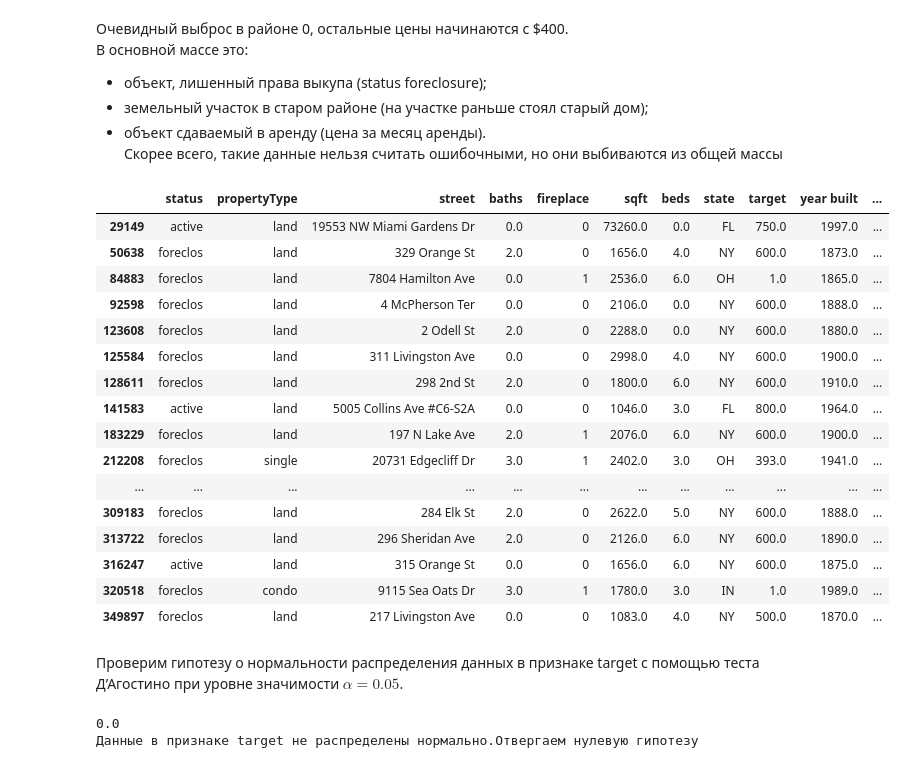
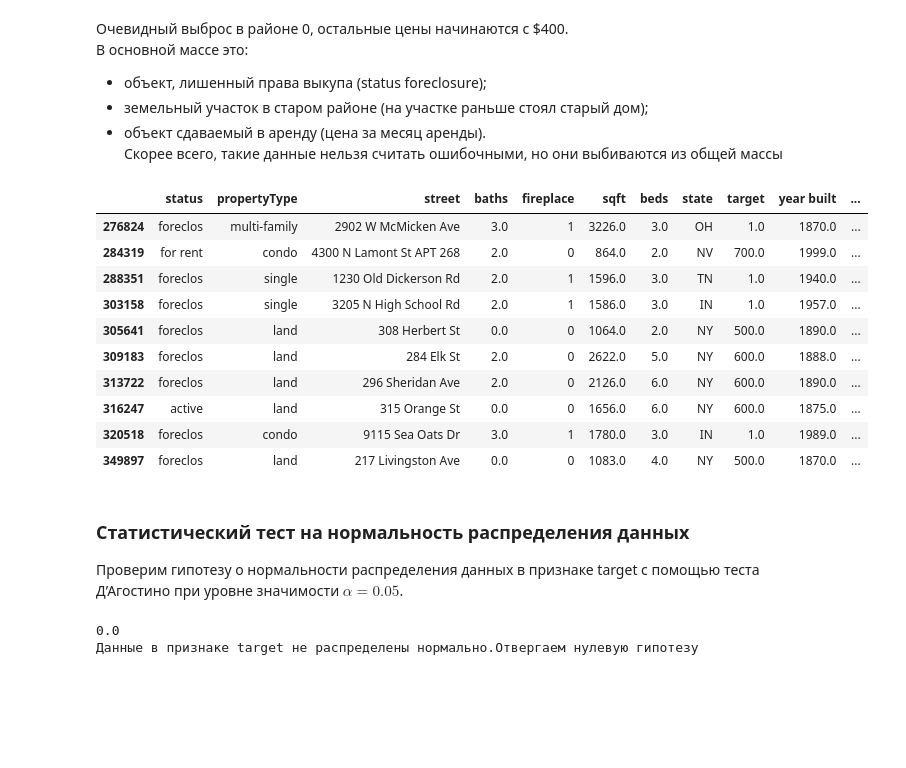
Before and after one commit to yamovan/datascience, a Jupyter notebook: final_project/Housing_cost.ipynb, the cells around one changed output. Drawn from its saved outputs; the diff is of its cells as text; code cells hidden in the pictures; blank space fills up the shorter version.

```diff
--- a/final_project/Housing_cost.ipynb
+++ b/final_project/Housing_cost.ipynb
@@ -1588,26 +1588,21 @@ boxplot.set_title('Price up to $1500 Boxplot');
 Скорее всего, такие данные нельзя считать ошибочными, но они выбиваются из общей массы
 # %%
 # смотрим записи с ценой до $1000
-drop_data[drop_data['target'] < 1000]
+drop_data[drop_data['target'] < 1000].tail(10)
 # %% [output]
 |  | status | propertyType | street | baths | fireplace | sqft | beds | state | target | year built | ... |
-| 29149 | active | land | 19553 NW Miami Gardens Dr | 0.0 | 0 | 73260.0 | 0.0 | FL | 750.0 | 1997.0 | ... |
-| 50638 | foreclos | land | 329 Orange St | 2.0 | 0 | 1656.0 | 4.0 | NY | 600.0 | 1873.0 | ... |
-| 84883 | foreclos | land | 7804 Hamilton Ave | 0.0 | 1 | 2536.0 | 6.0 | OH | 1.0 | 1865.0 | ... |
-| 92598 | foreclos | land | 4 McPherson Ter | 0.0 | 0 | 2106.0 | 0.0 | NY | 600.0 | 1888.0 | ... |
-| 123608 | foreclos | land | 2 Odell St | 2.0 | 0 | 2288.0 | 0.0 | NY | 600.0 | 1880.0 | ... |
-| 125584 | foreclos | land | 311 Livingston Ave | 0.0 | 0 | 2998.0 | 4.0 | NY | 600.0 | 1900.0 | ... |
-| 128611 | foreclos | land | 298 2nd St | 2.0 | 0 | 1800.0 | 6.0 | NY | 600.0 | 1910.0 | ... |
-| 141583 | active | land | 5005 Collins Ave #C6-S2A | 0.0 | 0 | 1046.0 | 3.0 | FL | 800.0 | 1964.0 | ... |
-| 183229 | foreclos | land | 197 N Lake Ave | 2.0 | 1 | 2076.0 | 6.0 | NY | 600.0 | 1900.0 | ... |
-| 212208 | foreclos | single | 20731 Edgecliff Dr | 3.0 | 1 | 2402.0 | 3.0 | OH | 393.0 | 1941.0 | ... |
-| ... | ... | ... | ... | ... | ... | ... | ... | ... | ... | ... | ... |
+| 276824 | foreclos | multi-family | 2902 W McMicken Ave | 3.0 | 1 | 3226.0 | 3.0 | OH | 1.0 | 1870.0 | ... |
+| 284319 | for rent | condo | 4300 N Lamont St APT 268 | 2.0 | 0 | 864.0 | 2.0 | NV | 700.0 | 1999.0 | ... |
+| 288351 | foreclos | single | 1230 Old Dickerson Rd | 2.0 | 1 | 1596.0 | 3.0 | TN | 1.0 | 1940.0 | ... |
+| 303158 | foreclos | single | 3205 N High School Rd | 2.0 | 1 | 1586.0 | 3.0 | IN | 1.0 | 1957.0 | ... |
+| 305641 | foreclos | land | 308 Herbert St | 0.0 | 0 | 1064.0 | 2.0 | NY | 500.0 | 1890.0 | ... |
 | 309183 | foreclos | land | 284 Elk St | 2.0 | 0 | 2622.0 | 5.0 | NY | 600.0 | 1888.0 | ... |
 | 313722 | foreclos | land | 296 Sheridan Ave | 2.0 | 0 | 2126.0 | 6.0 | NY | 600.0 | 1890.0 | ... |
 | 316247 | active | land | 315 Orange St | 0.0 | 0 | 1656.0 | 6.0 | NY | 600.0 | 1875.0 | ... |
 | 320518 | foreclos | condo | 9115 Sea Oats Dr | 3.0 | 1 | 1780.0 | 3.0 | IN | 1.0 | 1989.0 | ... |
 | 349897 | foreclos | land | 217 Livingston Ave | 0.0 | 0 | 1083.0 | 4.0 | NY | 500.0 | 1870.0 | ... |
 # %% [markdown]
+### Статистический тест на нормальность распределения данных
 Проверим гипотезу о нормальности распределения данных в признаке target с помощью теста Д’Агостино при уровне значимости $\alpha=0.05$.
 # %%
 # проверка гипотезы о нормальности распределения
```
